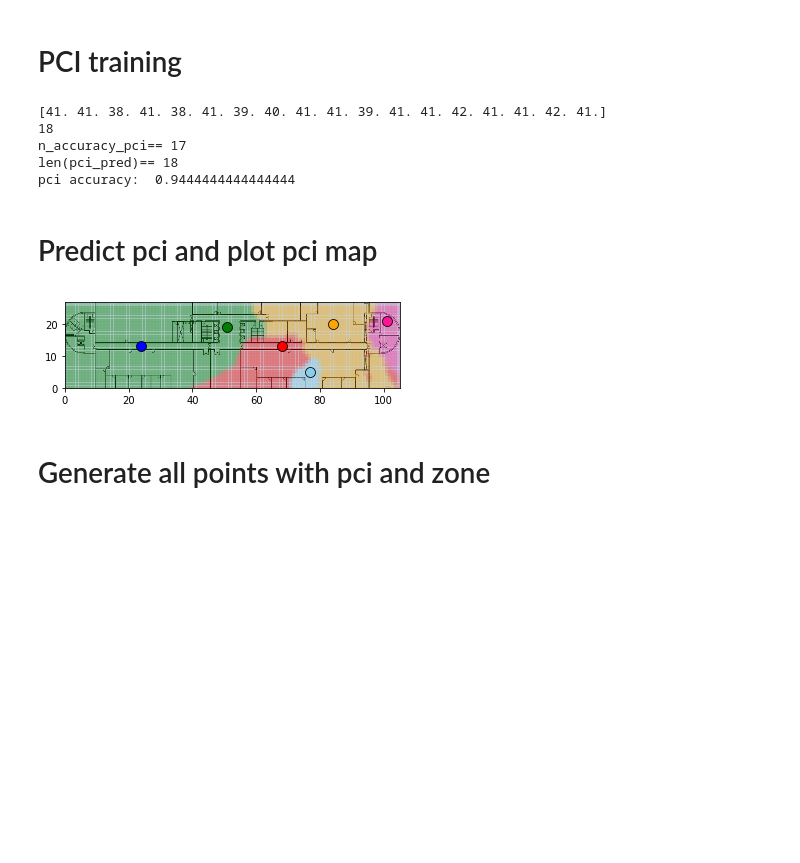
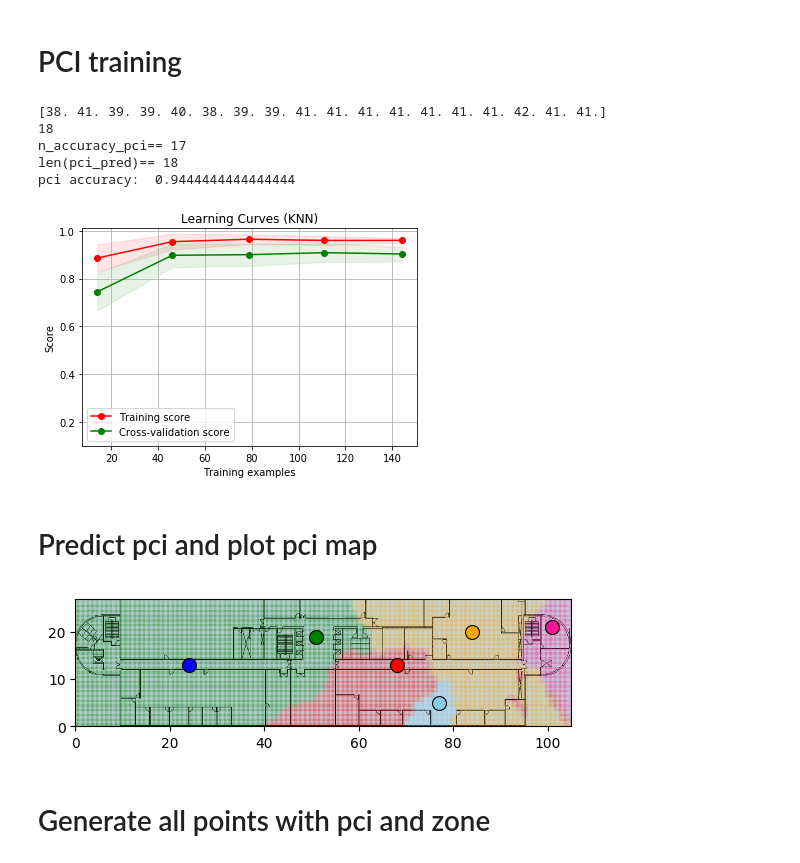
Before and after one commit to KJtiming/RadioMap, a Jupyter notebook: data_zone_rebuild.ipynb, the cells around one changed output. Drawn from its saved outputs; the diff is of its cells as text; code cells hidden in the pictures; blank space fills up the shorter version.

```diff
--- a/data_zone_rebuild.ipynb
+++ b/data_zone_rebuild.ipynb
@@ -58,34 +60,37 @@ modelClassifier = KNeighborsClassifier(n_neighbors=3)
 #
 '''
 modelClassifier = Sequential()
 modelClassifier.add(Dense(128, activation='relu', input_dim = 2))
 modelClassifier.add(Dense(128, activation='relu'))
 modelClassifier.add(Dense(128, activation='relu'))
 modelClassifier.add(Dense(128, activation='relu'))
 modelClassifier.add(Dense(1,activation='relu'))
 modelClassifier.compile(loss='mean_squared_error', optimizer='adam')
 modelClassifier.fit(X_train, y_train, nb_epoch=nb_epoch, batch_size=16, shuffle=True)
 '''
 modelClassifier.fit(X_train, y_train)
 y_pred = modelClassifier.predict(X_test)
 print(y_pred)
 print(len(y_pred))
 #print(y_test)
 #print(len(y_test))
 n_accuracy = 0
 for i in range(len(y_pred)):
     if y_pred[i] == y_test[i]:
         n_accuracy = n_accuracy+1
 print ("n_accuracy_pci==",n_accuracy)
 print ("len(pci_pred)==",len(y_pred))
 acc = n_accuracy/(len(y_pred))
 print('pci accuracy: ',acc )
+plot_learning_curve(modelClassifier, title, X, y, ylim=(0.1, 1.01),cv=cv, n_jobs=4)
+plt.show()
 # %% [output]
-[41. 41. 38. 41. 38. 41. 39. 40. 41. 41. 39. 41. 41. 42. 41. 41. 42. 41.]
+[38. 41. 39. 39. 40. 38. 39. 39. 41. 41. 41. 41. 41. 41. 41. 42. 41. 41.]
 18
 n_accuracy_pci== 17
 len(pci_pred)== 18
 pci accuracy:  0.9444444444444444
+[figure, added]
 # %% [markdown]
 Predict pci and plot pci map
 ===
@@ -190,7 +195,7 @@ x, y = convert_location_data (908, 130) #42
 plt.plot(round(abs(x)), round(abs(y)), color='deeppink', marker = 'o', markersize=10, markeredgecolor = 'black', markeredgewidth = 0.8)
 plt.savefig('test', dpi=200)
 # %% [output]
-[figure, old version]
+[figure, new version]
 # %% [markdown]
 Generate all points with pci and zone
 ===
```
Also changed, not shown: parts of 12 cells of this notebook, 19 other files.
